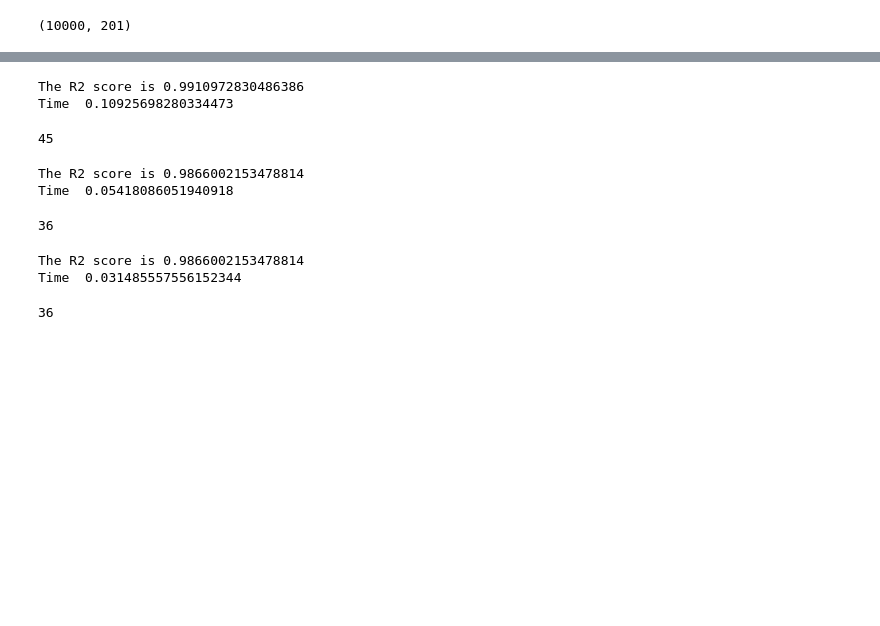
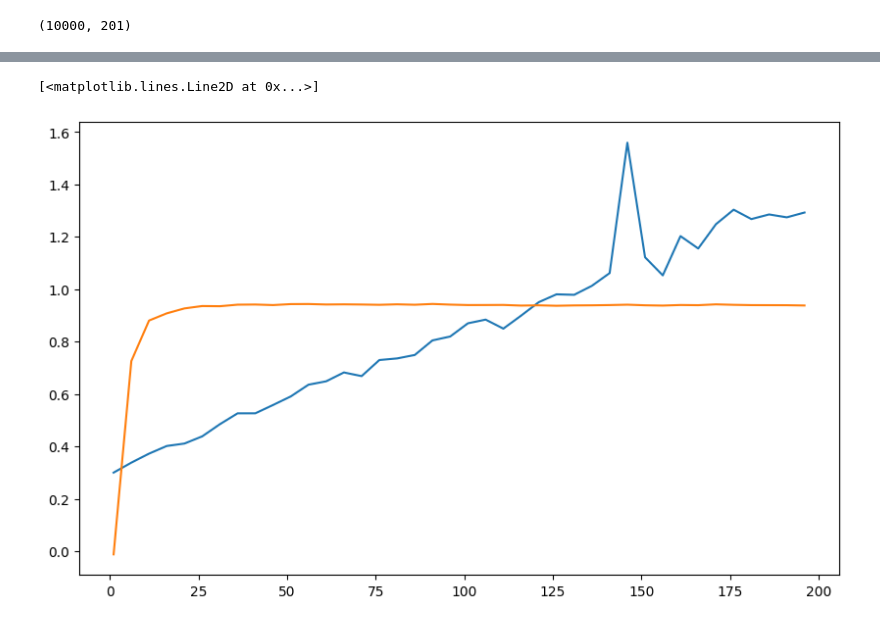
Before and after one commit to priyanka00200/PCA_Comparative_Study, a Jupyter notebook: XGB.ipynb, the cells around one changed output, grey strips where cells are left out. Saved outputs shown, nothing was run; the diff lists cells and outputs as text; code cells hidden in the pictures; blank space fills up the shorter version.

Commit message:
Refactored and plots added.

```diff
--- a/XGB.ipynb
+++ b/XGB.ipynb
@@ -126,11 +114,0 @@ Memory 53559296
-# %%
-pca = PCA(0.95)
-X_train_pca = pca.fit_transform(X_train)
-X_test_pca = pca.transform(X_test)
-# %%
-mem_before_pca = get_process_memory()
-start_time_pca = time.time()
-regr_pca = XGBRegressor(gamma=0.05, learning_rate=0.05, n_estimators=300, random_state=42)
-regr_pca.fit(X_train_pca, y_train)
-time_pca = time.time() - start_time_pca
-mem_after_pca = get_process_memory()
@@ -173,24 +115,22 @@ Time  0.03294682502746582
-# %%
-print('The R2 score is', r2_score(y_test, Y_pred_pca))
-print('Time ', time_pca)
-pca.n_components_
-# %% [output]
-The R2 score is 0.9910972830486386
-Time  0.10925698280334473
-45
-# %%
-print('The R2 score is', r2_score(y_test, Y_pred_pca))
-print('Time ', time_pca)
-pca.n_components_
-# %% [output]
-The R2 score is 0.9866002153478814
-Time  0.05418086051940918
-36
-# %%
-print('The R2 score is', r2_score(y_test, Y_pred_pca))
-print('Time ', time_pca)
-pca.n_components_
-# %% [output]
-The R2 score is 0.9866002153478814
-Time  0.031485557556152344
-36
+# %%
+time_pca_list = []
+r2 = []
+# %%
+for i in range(1, df.shape[1], 5):
+    pca = PCA(n_components=i)
+    X_train_pca = pca.fit_transform(X_train)
+    X_test_pca = pca.transform(X_test)
+    start_time_pca = time.time()
+    regr_pca = XGBRegressor()
+    regr_pca.fit(X_train_pca, y_train)
+    time_pca = time.time() - start_time_pca
+    Y_pred_pca = regr_pca.predict(X_test_pca)
+    r2.append(r2_score(y_test, Y_pred_pca))
+    time_pca_list.append(time_pca)
+# %%
+plt.figure(figsize=(10, 6))
+plt.plot([i for i in range(1, df.shape[1], 5)], time_pca_list)
+plt.plot([i for i in range(1, df.shape[1], 5)], r2)
+# %% [output]
+[<matplotlib.lines.Line2D at 0x...>]
+[figure, added]
```
Also changed, not shown: parts of 8 cells of this notebook, 2 other files.
